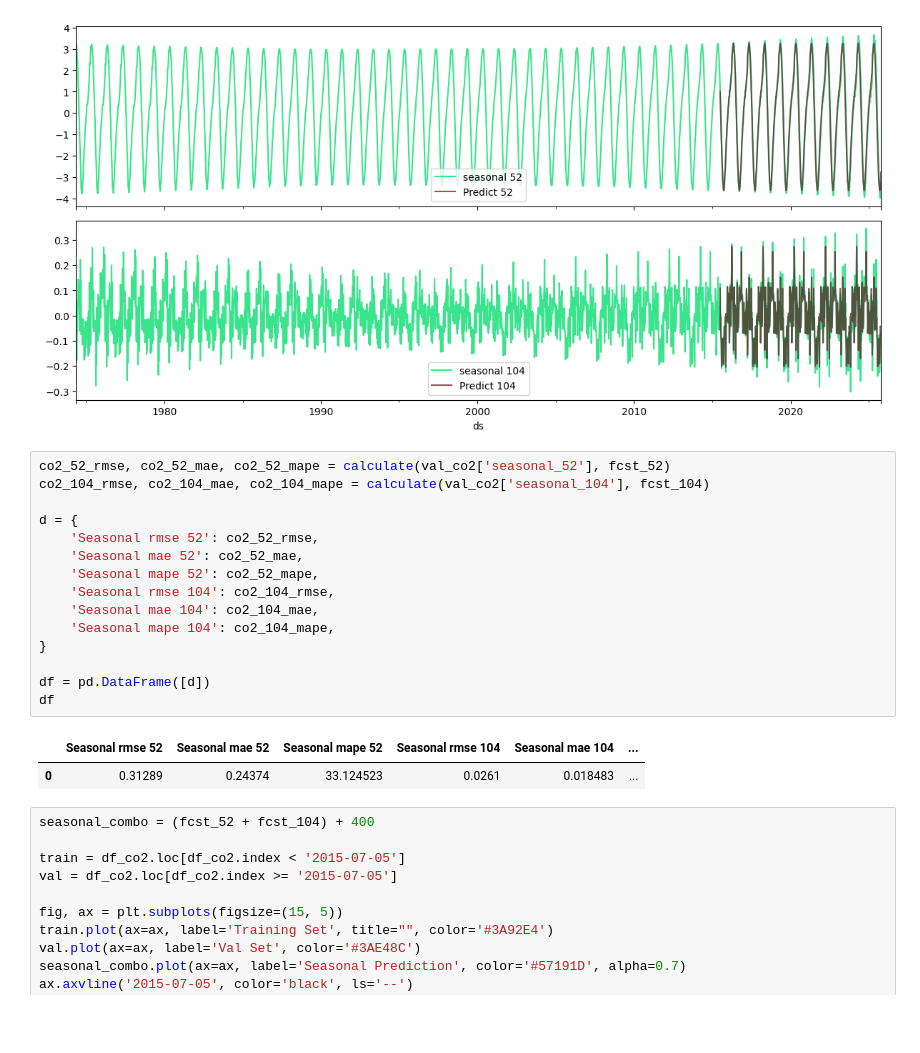
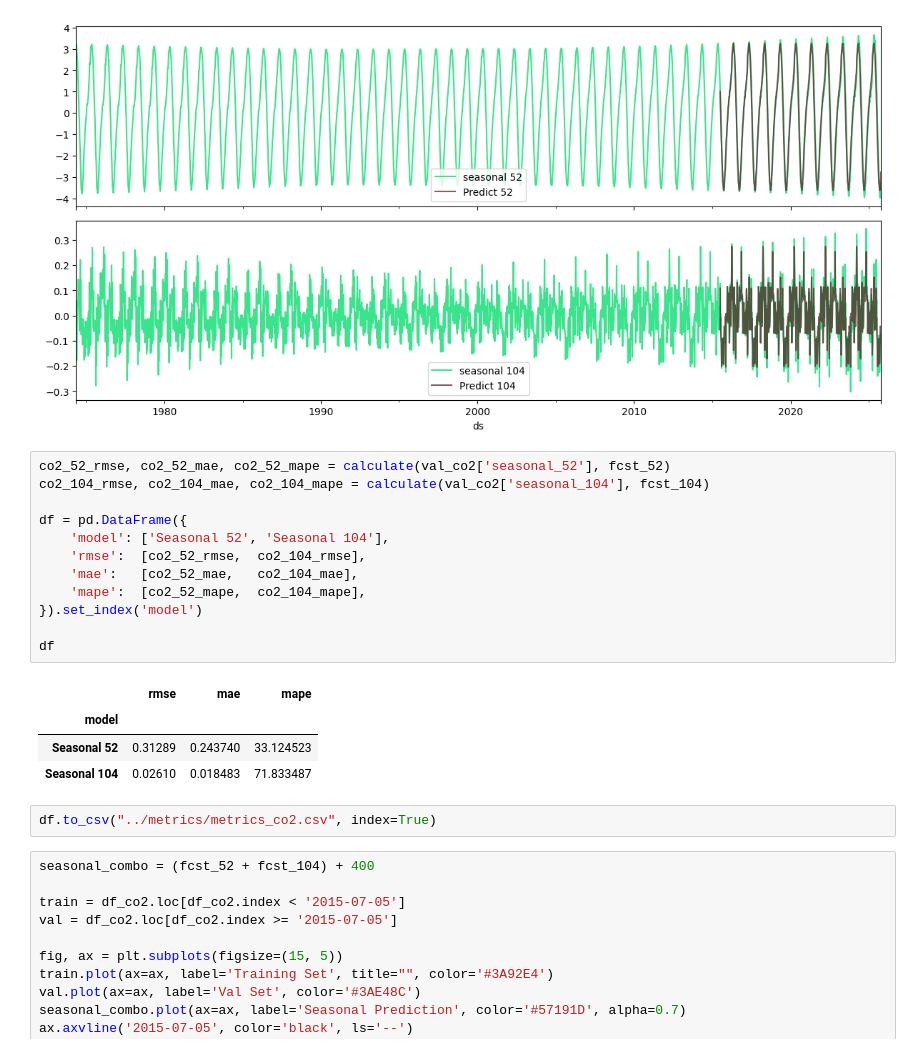
Before and after one commit to HannaHalka/Time-Series, a Jupyter notebook: Ass4/Assignment4.ipynb, the cells around one changed output. Cells and saved outputs as stored; diff of their text form; blank space fills up the shorter version.

```diff
--- a/Ass4/Assignment4.ipynb
+++ b/Ass4/Assignment4.ipynb
@@ -240,21 +239,22 @@ plt.show()
 # %%
 co2_52_rmse, co2_52_mae, co2_52_mape = calculate(val_co2['seasonal_52'], fcst_52)
 co2_104_rmse, co2_104_mae, co2_104_mape = calculate(val_co2['seasonal_104'], fcst_104)
 
-d = {
-    'Seasonal rmse 52': co2_52_rmse,
-    'Seasonal mae 52': co2_52_mae,
-    'Seasonal mape 52': co2_52_mape,
-    'Seasonal rmse 104': co2_104_rmse,
-    'Seasonal mae 104': co2_104_mae,
-    'Seasonal mape 104': co2_104_mape,
-}
+df = pd.DataFrame({
+    'model': ['Seasonal 52', 'Seasonal 104'],
+    'rmse':  [co2_52_rmse,  co2_104_rmse],
+    'mae':   [co2_52_mae,   co2_104_mae],
+    'mape':  [co2_52_mape,  co2_104_mape],
+}).set_index('model')
 
-df = pd.DataFrame([d])
 df
 # %% [output]
-|  | Seasonal rmse 52 | Seasonal mae 52 | Seasonal mape 52 | Seasonal rmse 104 | Seasonal mae 104 | ... |
-| 0 | 0.31289 | 0.24374 | 33.124523 | 0.0261 | 0.018483 | ... |
+|  | rmse | mae | mape |
+| model |  |  |  |
+| Seasonal 52 | 0.31289 | 0.243740 | 33.124523 |
+| Seasonal 104 | 0.02610 | 0.018483 | 71.833487 |
+# %%
+df.to_csv("../metrics/metrics_co2.csv", index=True)
 # %%
 seasonal_combo = (fcst_52 + fcst_104) + 400
 
```
Also changed, not shown: parts of 4 cells of this notebook, 5 other files.
